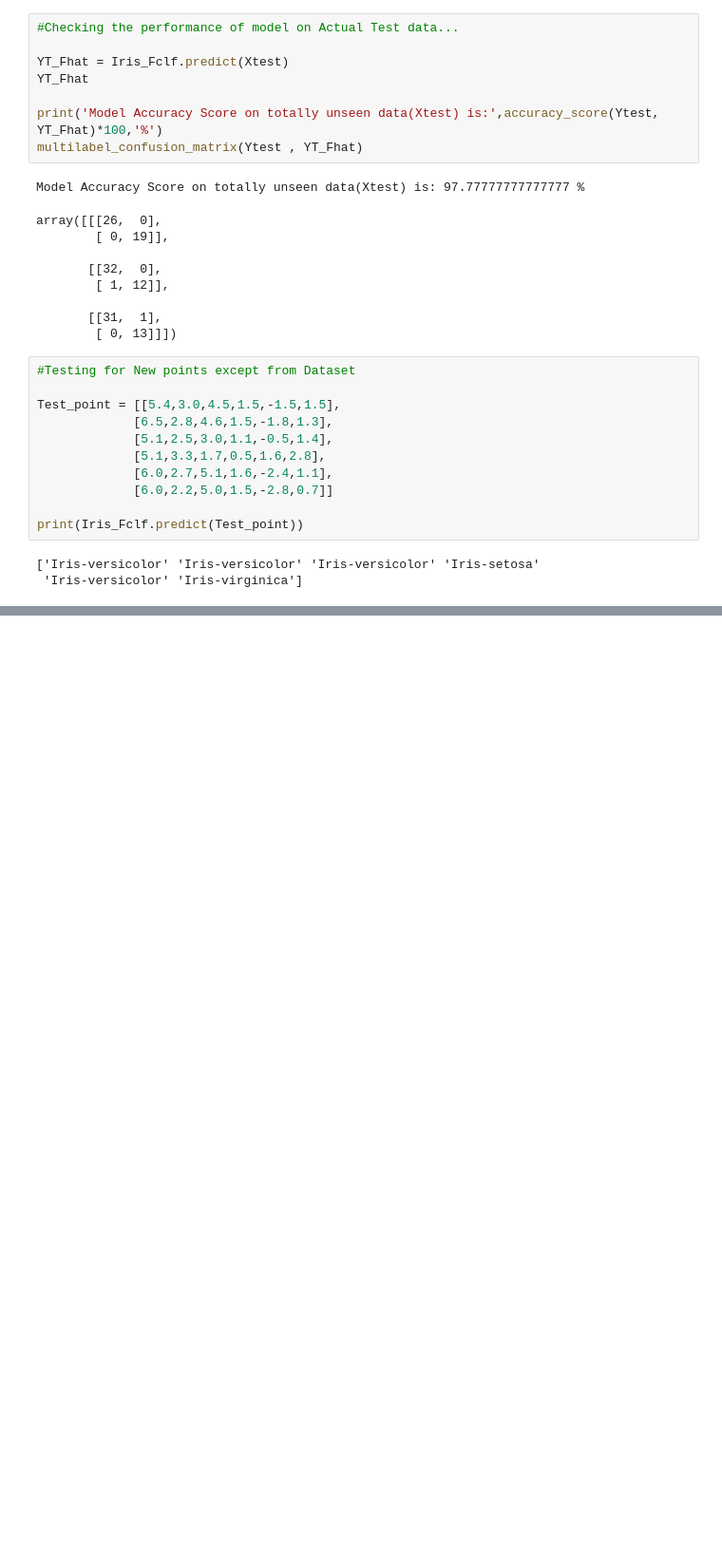
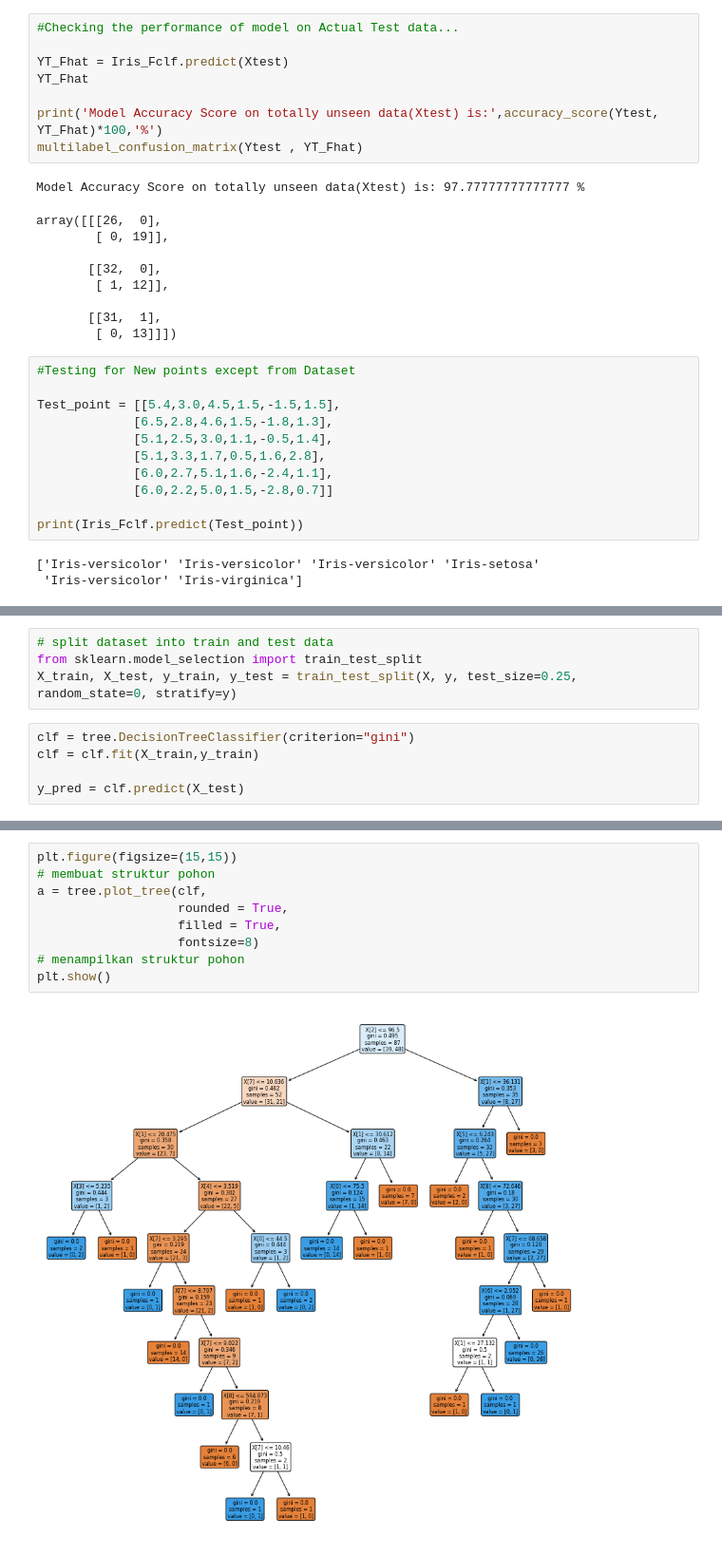
Before and after one commit to Fadhila-Zahra/datamining, a Jupyter notebook: _sources/notebooks.ipynb, the cells around one changed output, grey strips where cells are left out. Shown at 95% size. Drawn from its saved outputs; the diff is of its cells as text; blank space fills up the shorter version.

```diff
--- a/_sources/notebooks.ipynb
+++ b/_sources/notebooks.ipynb
@@ -1414,0 +1655,9 @@ print(Iris_Fclf.predict(Test_point))
+# %%
+# split dataset into train and test data
+from sklearn.model_selection import train_test_split
+X_train, X_test, y_train, y_test = train_test_split(X, y, test_size=0.25, random_state=0, stratify=y)
+# %%
+clf = tree.DecisionTreeClassifier(criterion="gini")
+clf = clf.fit(X_train,y_train)
+
+y_pred = clf.predict(X_test)
@@ -1414,0 +1671,11 @@ print(Iris_Fclf.predict(Test_point))
+# %%
+plt.figure(figsize=(15,15))
+# membuat struktur pohon
+a = tree.plot_tree(clf,
+                   rounded = True,
+                   filled = True,
+                   fontsize=8)
+# menampilkan struktur pohon
+plt.show()
+# %% [output]
+[figure, added]
```
Also changed, not shown: parts of 34 cells of this notebook, 9 other files.
